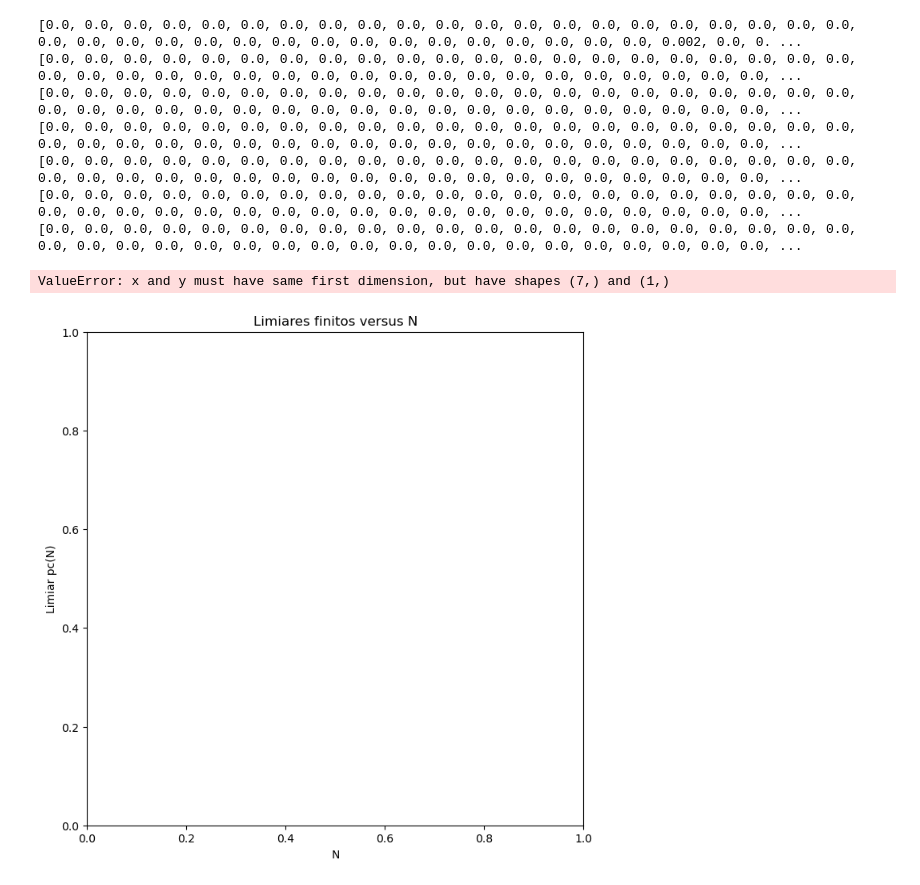
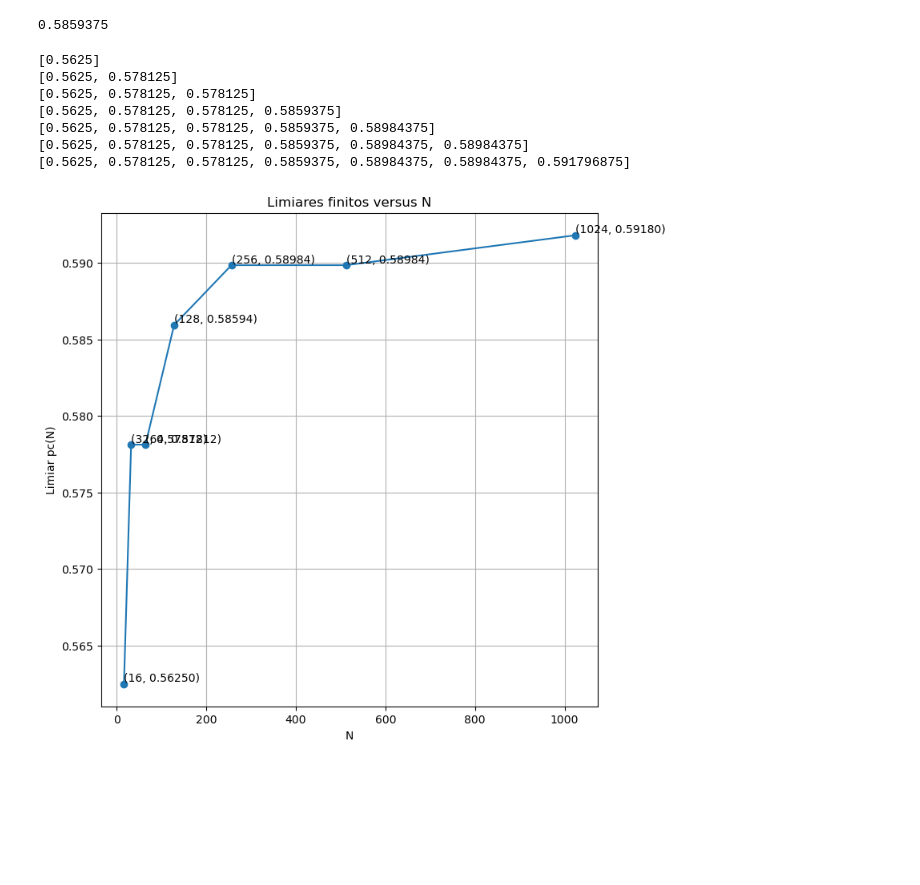
Before and after one commit to nicolassantm/projeto-percolacao-progestat, a Jupyter notebook: prototipo_scipy_ndimage.ipynb, the cells around one changed output. Saved outputs shown, nothing was run; the diff lists cells and outputs as text; code cells hidden in the pictures; blank space fills up the shorter version.

Commit message:
Metodo da Bisecção para encontrar o limiar crítico

```diff
--- a/prototipo_scipy_ndimage.ipynb
+++ b/prototipo_scipy_ndimage.ipynb
@@ -108,53 +114,72 @@ grafico(256, 0.58, 1000)
+# %%
+np.random.seed(42)
+erro = 0.1
+N = 128
+n = 500
+def encontrar_limiar(N, n):
+    def f(N, x, n):
+        return media_cluster(N, x, n)[2]  # retorna valor
+
+    a, b = 0, 1
+    x = (a + b)/2
+    iter = 0
+
+    while abs(f(N, x, n)-0.5) > erro:
+        resultado = f(N, x, n)
+        if resultado < 0.5:
+            a = x
+        elif resultado > 0.5:
+            b = x
+        x = (a + b)/2
+    return x
+
+print(encontrar_limiar(128, 500))
+# %% [output]
+0.5859375
 # %%
 np.random.seed(42)
 def limiar_critico(n, plotar=False):
   ''' Recebe como parâmetro o total de amostras (n) que vai rodar e retorna o gráfico com a intersecção entre
   os valores de N e seu limiar crítico empírico'''
   lista_p = np.linspace(0.0, 1.0, 100)
   lista_N = [16, 32, 64, 128, 256, 512, 1024]
   lista_limiares = []
 
   for N in lista_N:
-    lista_probs_N = []
-    for p in lista_p:
-      prob_per = media_cluster(N, p, n)[2]
-      lista_probs_N.append(prob_per)
-    print(lista_probs_N)
-
-  p_limiar = np.interp(0.5, lista_probs_N, lista_p)
-  lista_limiares.append(p_limiar)
+    x = encontrar_limiar(N, n)
+    lista_limiares.append(x)
+    print(lista_limiares)
 
   if plotar:
     plt.figure(figsize=(15,8))
     plt.xlabel('Probabilidade p')
     plt.ylabel('Probabilidade de Percolação θ(p)')
     plt.title(f'Curva de Percolação para N={N}')
     plt.axhline(0.5, color='red', linestyle='--', label='θ(p) = 0.5')
-    plt.axvline(p_limiar, color='black', linestyle=':', label=f'p limiar para N={N} = {p_limiar:.3f}')
-    plt.plot(lista_p, lista_probs_N, marker='o')
+    plt.axvline(x, color='black', linestyle=':', label=f'p limiar para N={N} = {p_limiar:.3f}')
+    plt.plot(lista_p, marker='o')
     plt.grid(True)
     plt.legend()
     plt.show()
 
   lista_1N = np.array(1 / np.array(lista_N))
   plt.figure(figsize=(8,8))
   plt.xlabel('N')
   plt.ylabel('Limiar pc(N)')
   plt.title(f'Limiares finitos versus N')
   plt.plot(lista_N, lista_limiares, marker='o')
   for x, y in zip(lista_N, lista_limiares):
     plt.text(x, y, f"({x}, {y:.5f})", ha='left', va='bottom')
   plt.grid(True)
   plt.show()
 
-limiar_critico(500)
+limiar_critico(500, False)
 # %% [output]
-[0.0, 0.0, 0.0, 0.0, 0.0, 0.0, 0.0, 0.0, 0.0, 0.0, 0.0, 0.0, 0.0, 0.0, 0.0, 0.0, 0.0, 0.0, 0.0, 0.0, 0.0, 0.0, 0.0, 0.0, 0.0, 0.0, 0.0, 0.0, 0.0, 0.0, 0.0, 0.0, 0.0, 0.0, 0.0, 0.0, 0.0, 0.002, 0.0, 0. ...
-[0.0, 0.0, 0.0, 0.0, 0.0, 0.0, 0.0, 0.0, 0.0, 0.0, 0.0, 0.0, 0.0, 0.0, 0.0, 0.0, 0.0, 0.0, 0.0, 0.0, 0.0, 0.0, 0.0, 0.0, 0.0, 0.0, 0.0, 0.0, 0.0, 0.0, 0.0, 0.0, 0.0, 0.0, 0.0, 0.0, 0.0, 0.0, 0.0, 0.0, ...
-[0.0, 0.0, 0.0, 0.0, 0.0, 0.0, 0.0, 0.0, 0.0, 0.0, 0.0, 0.0, 0.0, 0.0, 0.0, 0.0, 0.0, 0.0, 0.0, 0.0, 0.0, 0.0, 0.0, 0.0, 0.0, 0.0, 0.0, 0.0, 0.0, 0.0, 0.0, 0.0, 0.0, 0.0, 0.0, 0.0, 0.0, 0.0, 0.0, 0.0, ...
-[0.0, 0.0, 0.0, 0.0, 0.0, 0.0, 0.0, 0.0, 0.0, 0.0, 0.0, 0.0, 0.0, 0.0, 0.0, 0.0, 0.0, 0.0, 0.0, 0.0, 0.0, 0.0, 0.0, 0.0, 0.0, 0.0, 0.0, 0.0, 0.0, 0.0, 0.0, 0.0, 0.0, 0.0, 0.0, 0.0, 0.0, 0.0, 0.0, 0.0, ...
-[0.0, 0.0, 0.0, 0.0, 0.0, 0.0, 0.0, 0.0, 0.0, 0.0, 0.0, 0.0, 0.0, 0.0, 0.0, 0.0, 0.0, 0.0, 0.0, 0.0, 0.0, 0.0, 0.0, 0.0, 0.0, 0.0, 0.0, 0.0, 0.0, 0.0, 0.0, 0.0, 0.0, 0.0, 0.0, 0.0, 0.0, 0.0, 0.0, 0.0, ...
-[0.0, 0.0, 0.0, 0.0, 0.0, 0.0, 0.0, 0.0, 0.0, 0.0, 0.0, 0.0, 0.0, 0.0, 0.0, 0.0, 0.0, 0.0, 0.0, 0.0, 0.0, 0.0, 0.0, 0.0, 0.0, 0.0, 0.0, 0.0, 0.0, 0.0, 0.0, 0.0, 0.0, 0.0, 0.0, 0.0, 0.0, 0.0, 0.0, 0.0, ...
-[0.0, 0.0, 0.0, 0.0, 0.0, 0.0, 0.0, 0.0, 0.0, 0.0, 0.0, 0.0, 0.0, 0.0, 0.0, 0.0, 0.0, 0.0, 0.0, 0.0, 0.0, 0.0, 0.0, 0.0, 0.0, 0.0, 0.0, 0.0, 0.0, 0.0, 0.0, 0.0, 0.0, 0.0, 0.0, 0.0, 0.0, 0.0, 0.0, 0.0, ...
+[0.5625]
+[0.5625, 0.578125]
+[0.5625, 0.578125, 0.578125]
+[0.5625, 0.578125, 0.578125, 0.5859375]
+[0.5625, 0.578125, 0.578125, 0.5859375, 0.58984375]
+[0.5625, 0.578125, 0.578125, 0.5859375, 0.58984375, 0.58984375]
+[0.5625, 0.578125, 0.578125, 0.5859375, 0.58984375, 0.58984375, 0.591796875]
-ValueError: x and y must have same first dimension, but have shapes (7,) and (1,)
-[figure, old version]
+[figure, new version]
```
Also changed, not shown: parts of 2 cells of this notebook.
